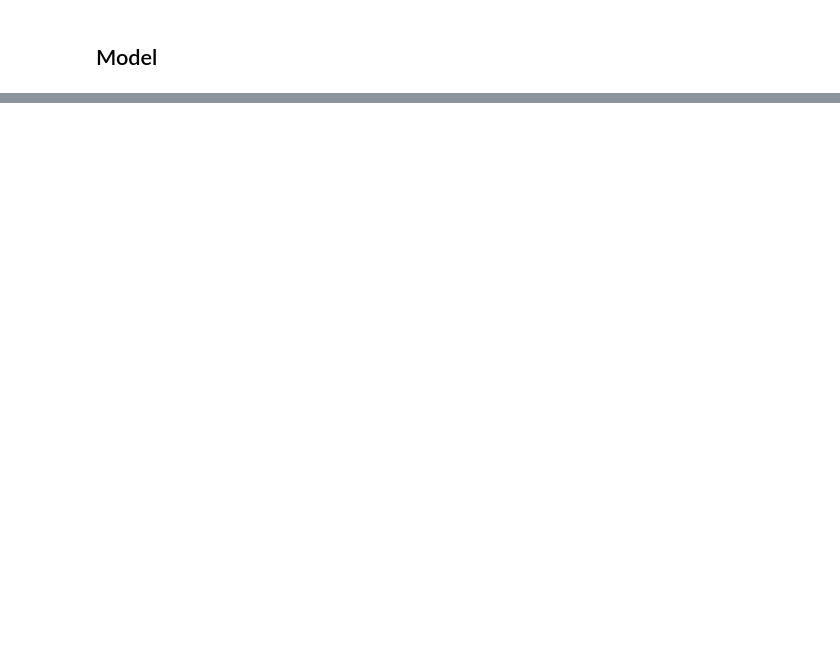
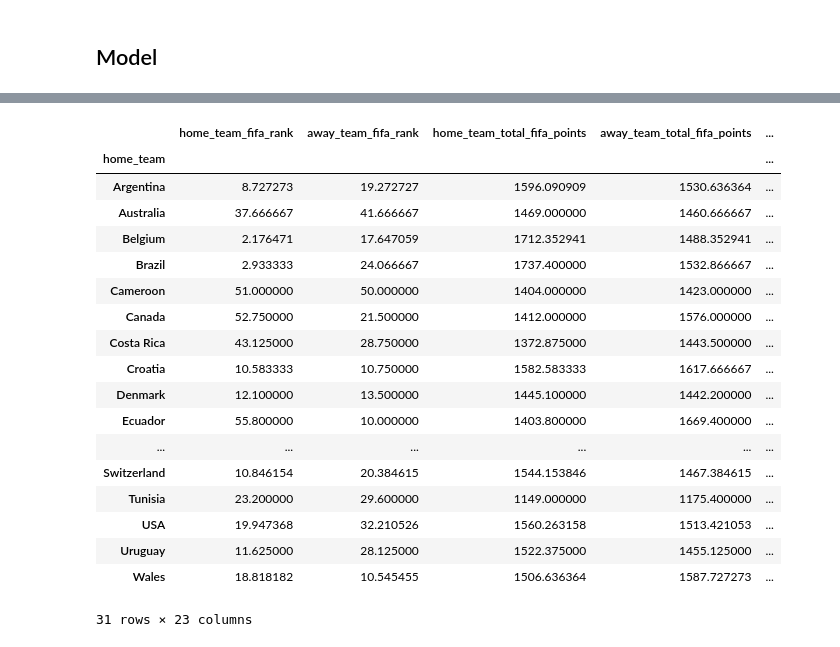
Before and after one commit to crestr25/Data-Projects, a Jupyter notebook: World Cup/World Cup.ipynb, the cells around one changed output, grey strips where cells are left out. Drawn from its saved outputs; the diff is of its cells as text; code cells hidden in the pictures; blank space fills up the shorter version.

```diff
--- a/World Cup/World Cup.ipynb
+++ b/World Cup/World Cup.ipynb
@@ -124,0 +67,16 @@ data_merged
+# %%
+# Turn date into a datetime object
+international_matches['date'] = pd.to_datetime(international_matches['date'])
+international_matches['home_overall'] = np.float64(0)
+international_matches['away_overall'] = np.float64(0)
+international_matches['home_age'] = np.float64(0)
+international_matches['away_age'] = np.float64(0)
+international_matches['home_potential'] = np.float64(0)
+international_matches['away_potential'] = np.float64(0)
+international_matches['home_reputation'] = np.float64(0)
+international_matches['away_reputation'] = np.float64(0)
+# %%
+international_matches = international_matches.loc[(international_matches['home_team'].isin(teams_worldcup) | international_matches['away_team'].isin(teams_worldcup)) & (international_matches['date'] > '2018-01-01')]
+international_matches['Won'] = international_matches.apply(lambda row: get_winner(row, cat=True), axis=1)
+mix_fifa_data(international_matches, data_fifa_grouped)
+international_matches.drop(['home_team_continent', 'date', 'away_team_continent', 'shoot_out', 'home_team_result', 'tournament', 'city', 'neutral_location', 'country'], inplace=True, axis=1)
@@ -124,0 +101,16 @@ data_merged
+# %%
+# Country group by
+country_gb = international_matches.groupby(['home_team']).mean()
+# %%
+international_matches.loc[international_matches['away_team'] == 'Qatar', "away_team_goalkeeper_score"] = country_gb['home_overall']['Qatar']
+international_matches.loc[international_matches['away_team'] == 'Tunisia', "away_team_goalkeeper_score"] = country_gb['home_overall']['Tunisia']
+international_matches.loc[international_matches['home_team'] == 'Qatar', "home_team_goalkeeper_score"] = country_gb['home_overall']['Qatar']
+international_matches.loc[international_matches['away_team'] == 'Qatar', "away_team_mean_defense_score"] = country_gb['home_overall']['Qatar']
+international_matches.loc[international_matches['home_team'] == 'Qatar', "home_team_mean_defense_score"] = country_gb['home_overall']['Qatar']
+international_matches.loc[international_matches['away_team'] == 'Qatar', "away_team_mean_midfield_score"] = country_gb['home_overall']['Qatar']
+international_matches.loc[international_matches['home_team'] == 'Qatar', "home_team_mean_midfield_score"] = country_gb['home_overall']['Qatar']
+international_matches.loc[international_matches['away_team'] == 'Qatar', "away_team_mean_offense_score"] = country_gb['home_overall']['Qatar']
+international_matches.loc[international_matches['home_team'] == 'Qatar', "home_team_mean_offense_score"] = country_gb['home_overall']['Qatar']
+
+# Country group by with the updated not null values
+country_gb = international_matches.groupby(['home_team']).mean()
@@ -147,0 +187,22 @@ pd.get_dummies(data_matches_model, columns=["Stage"],prefix=["Stage_"])
+# %%
+country_gb
+# %% [output]
+|  | home_team_fifa_rank | away_team_fifa_rank | home_team_total_fifa_points | away_team_total_fifa_points | ... |
+| home_team |  |  |  |  | ... |
+| Argentina | 8.727273 | 19.272727 | 1596.090909 | 1530.636364 | ... |
+| Australia | 37.666667 | 41.666667 | 1469.000000 | 1460.666667 | ... |
+| Belgium | 2.176471 | 17.647059 | 1712.352941 | 1488.352941 | ... |
+| Brazil | 2.933333 | 24.066667 | 1737.400000 | 1532.866667 | ... |
+| Cameroon | 51.000000 | 50.000000 | 1404.000000 | 1423.000000 | ... |
+| Canada | 52.750000 | 21.500000 | 1412.000000 | 1576.000000 | ... |
+| Costa Rica | 43.125000 | 28.750000 | 1372.875000 | 1443.500000 | ... |
+| Croatia | 10.583333 | 10.750000 | 1582.583333 | 1617.666667 | ... |
+| Denmark | 12.100000 | 13.500000 | 1445.100000 | 1442.200000 | ... |
+| Ecuador | 55.800000 | 10.000000 | 1403.800000 | 1669.400000 | ... |
+| ... | ... | ... | ... | ... | ... |
+| Switzerland | 10.846154 | 20.384615 | 1544.153846 | 1467.384615 | ... |
+| Tunisia | 23.200000 | 29.600000 | 1149.000000 | 1175.400000 | ... |
+| USA | 19.947368 | 32.210526 | 1560.263158 | 1513.421053 | ... |
+| Uruguay | 11.625000 | 28.125000 | 1522.375000 | 1455.125000 | ... |
+| Wales | 18.818182 | 10.545455 | 1506.636364 | 1587.727273 | ... |
+31 rows × 23 columns
```
Also changed, not shown: parts of 47 cells of this notebook, 3 other files.
